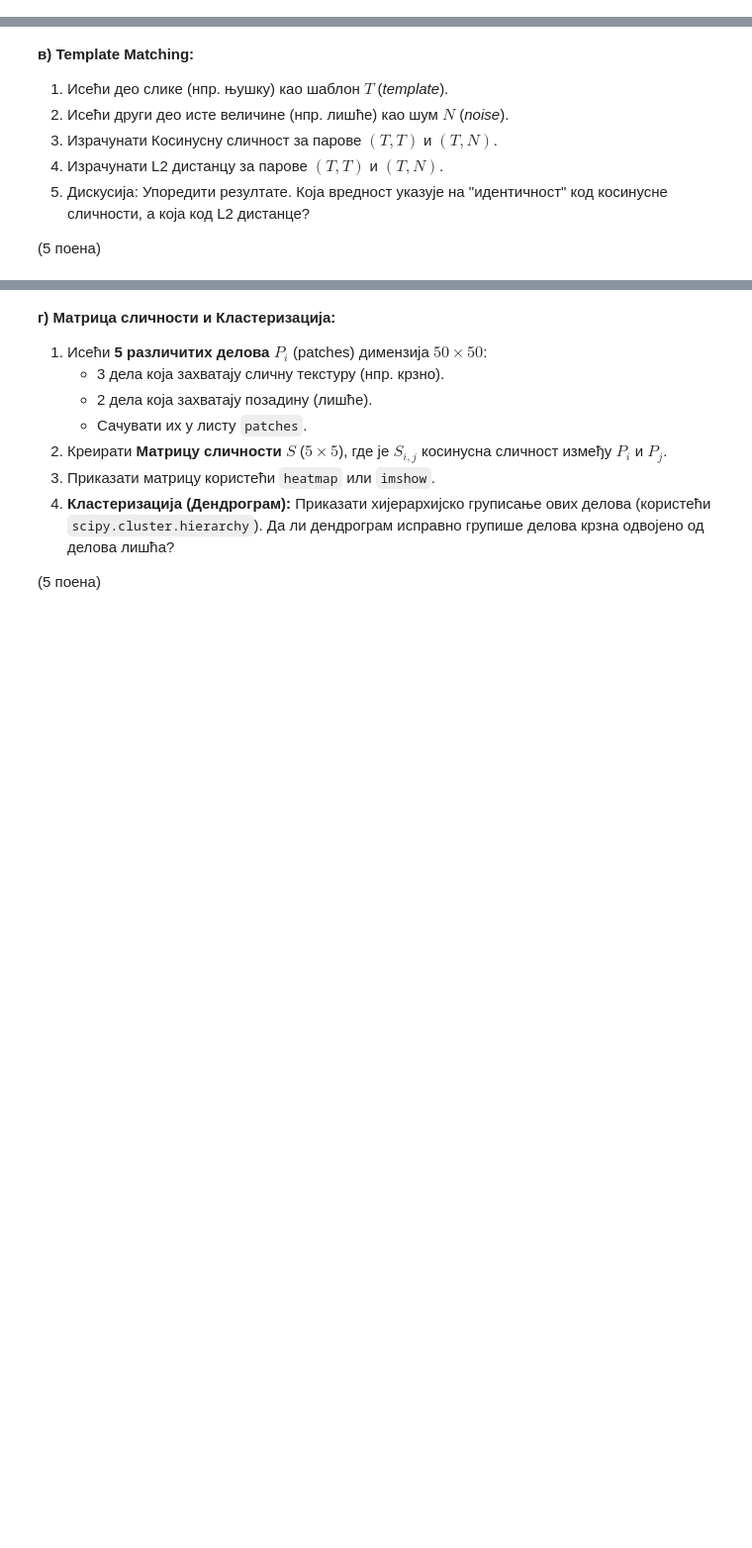
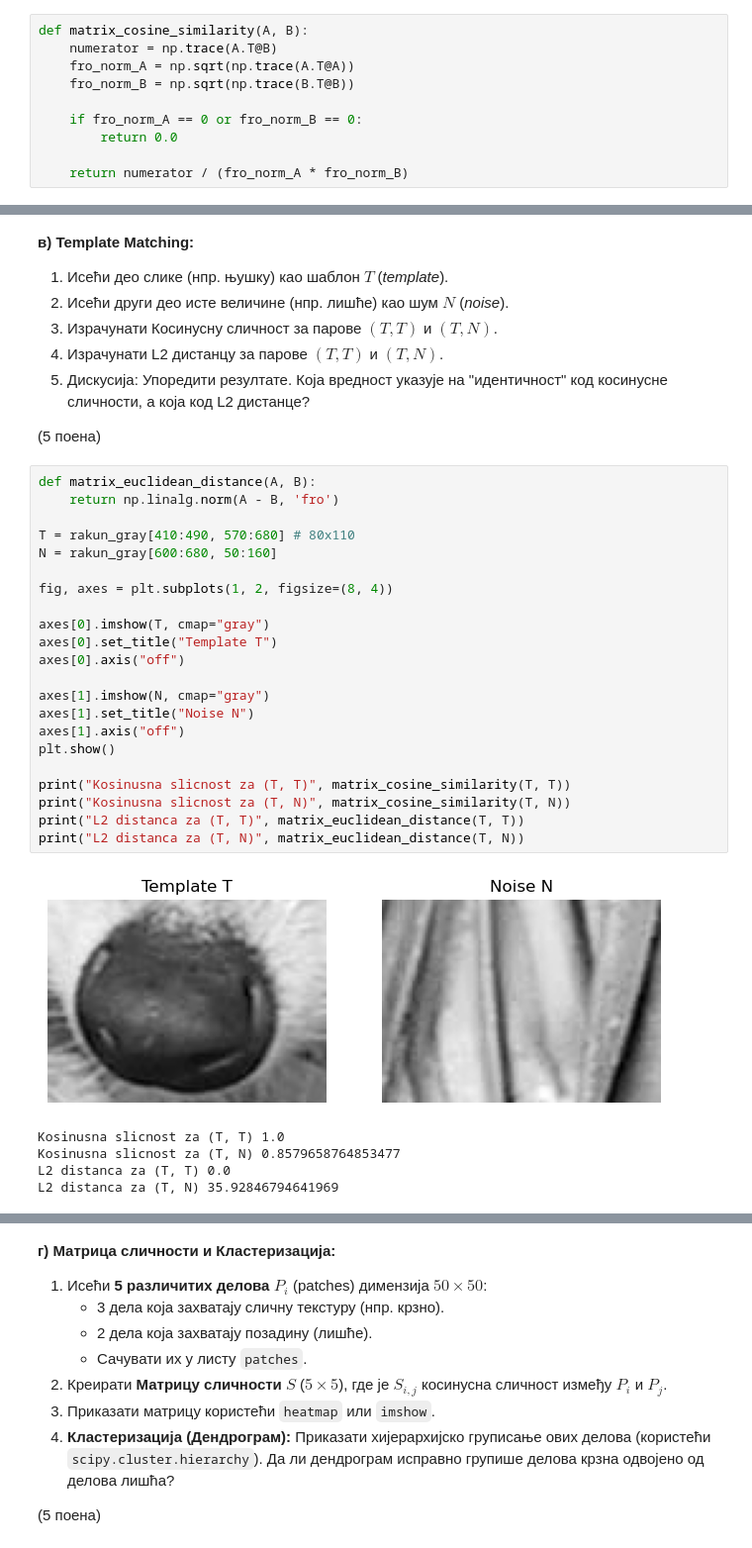
Before and after one commit to paunovicjovan/mathematical-methods-for-machine-learning, a Jupyter notebook: Homeworks/02Domaci2025-26_Jovan_Paunovic.ipynb, the cells around one changed output, grey strips where cells are left out. Shown at 99% size. Saved outputs shown, nothing was run; the diff lists cells and outputs as text; blank space fills up the shorter version.

```diff
--- a/Homeworks/02Domaci2025-26_Jovan_Paunovic.ipynb
+++ b/Homeworks/02Domaci2025-26_Jovan_Paunovic.ipynb
@@ -629,6 +629,16 @@ $$\text{Dist}_{L2}(A, B) = \|A - B\|_F$$
 **а) Функција:** Написати функцију `matrix_cosine_similarity(A, B)` користећи `np.trace`.
 
 (5 поена)
+# %%
+def matrix_cosine_similarity(A, B):
+    numerator = np.trace(A.T@B)
+    fro_norm_A = np.sqrt(np.trace(A.T@A))
+    fro_norm_B = np.sqrt(np.trace(B.T@B))
+
+    if fro_norm_A == 0 or fro_norm_B == 0:
+        return 0.0
+
+    return numerator / (fro_norm_A * fro_norm_B)
 # %% [markdown]
 **Припрема података:**
 
@@ -658,3 +680,31 @@ plt.title("Originalna slika")
 
 
 (5 поена)
+# %%
+def matrix_euclidean_distance(A, B):
+    return np.linalg.norm(A - B, 'fro')
+
+T = rakun_gray[410:490, 570:680] # 80x110
+N = rakun_gray[600:680, 50:160]
+
+fig, axes = plt.subplots(1, 2, figsize=(8, 4))
+
+axes[0].imshow(T, cmap="gray")
+axes[0].set_title("Template T")
+axes[0].axis("off")
+
+axes[1].imshow(N, cmap="gray")
+axes[1].set_title("Noise N")
+axes[1].axis("off")
+plt.show()
+
+print("Kosinusna slicnost za (T, T)", matrix_cosine_similarity(T, T))
+print("Kosinusna slicnost za (T, N)", matrix_cosine_similarity(T, N))
+print("L2 distanca za (T, T)", matrix_euclidean_distance(T, T))
+print("L2 distanca za (T, N)", matrix_euclidean_distance(T, N))
+# %% [output]
+[figure, added]
+Kosinusna slicnost za (T, T) 1.0
+Kosinusna slicnost za (T, N) 0.8579658764853477
+L2 distanca za (T, T) 0.0
+L2 distanca za (T, N) 35.92846794641969
```
Also changed, not shown: parts of 6 cells of this notebook.
